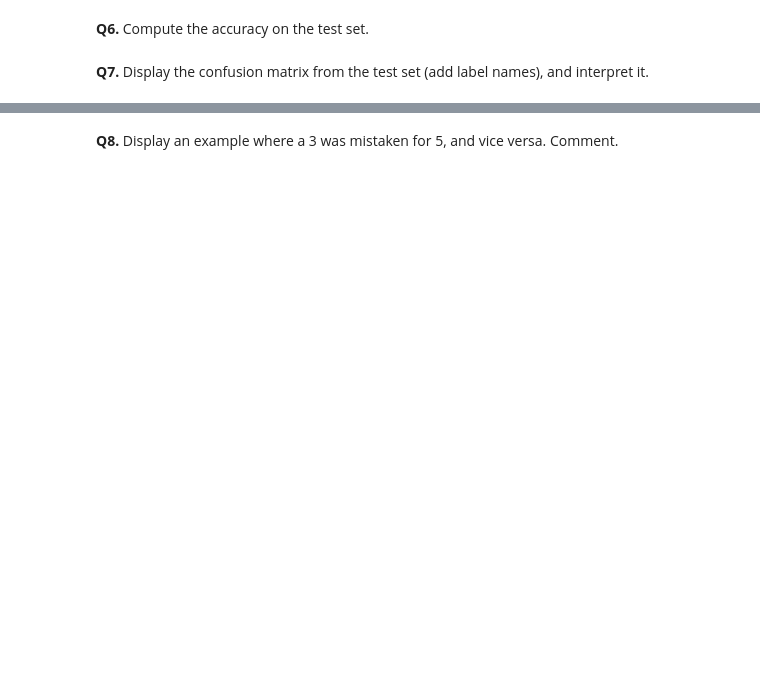
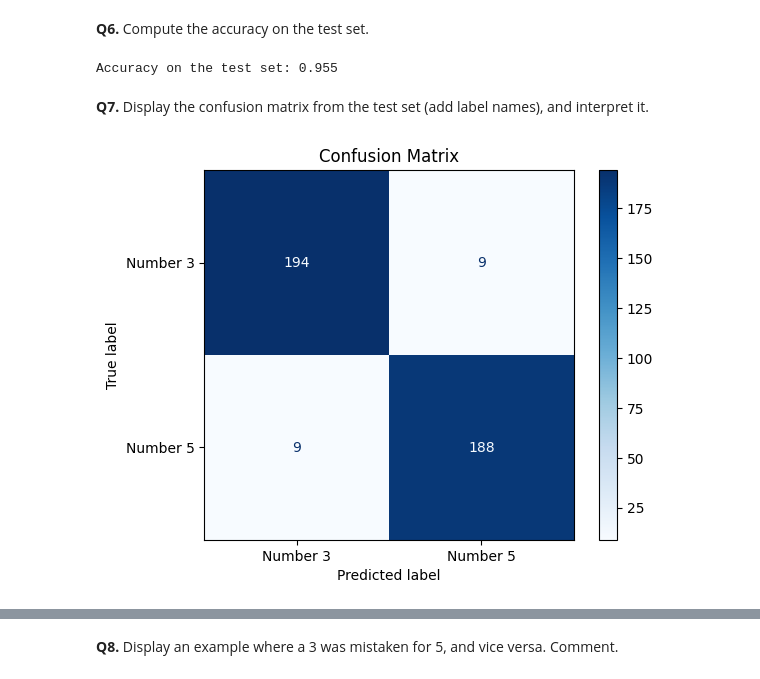
Before and after one commit to milanolivia/decision-apprentissage, a Jupyter notebook: lab2_AMORRI_MILANO/lab2.ipynb, the cells around one changed output, grey strips where cells are left out. Cells and saved outputs as stored; diff of their text form; code cells hidden in the pictures; blank space fills up the shorter version.

```diff
--- a/lab2_AMORRI_MILANO/lab2.ipynb
+++ b/lab2_AMORRI_MILANO/lab2.ipynb
@@ -42,6 +137,15 @@ Your answer here
 
 Normalize the features between 0 and 1.
 # %%
-##########
-## YOUR CODE HERE
-##########
+X = np.vstack((data3,data5))
+labels_3 = np.zeros(data3.shape[0], dtype=int)
+labels_5 = np.ones(data5.shape[0], dtype=int)
+
+y = np.concatenate((labels_3, labels_5))
+
+print(X.shape)
+print(y.shape)
+
+
+scaler = MinMaxScaler(feature_range=(0, 1))
+X_scaled = scaler.fit_transform(X)
@@ -50,6 +157,6 @@ Normalize the features between 0 and 1.
 # %%
 from sklearn.model_selection import train_test_split
 
-##########
-## YOUR CODE HERE
-##########
+X_train, X_test, y_train, y_test = train_test_split(X_scaled, y, test_size=0.20, random_state=42)
+print(X_train.shape)
+print(X_test.shape)
@@ -60,8 +170,6 @@ What does scikit-learn do by default that does not match what we studied during
 # %%
 from sklearn.linear_model import LogisticRegression
 
-##########
-## YOUR CODE HERE
-##########
+clf = LogisticRegression(random_state=42, max_iter=1000).fit(X_train, y_train)
 # %% [markdown]
 <div style="background-color: rgba(255, 255, 0, 0.15); padding: 8px;">
@@ -70,14 +237,22 @@ Your answer here
 # %% [markdown]
 **Q6.** Compute the accuracy on the test set.
 # %%
-##########
-## YOUR CODE HERE
-##########
+accuracy = clf.score(X_test, y_test)
+y_pred = clf.predict(X_test)
+
+print(f"Accuracy on the test set: {accuracy}")
+# %% [output]
+Accuracy on the test set: 0.955
 # %% [markdown]
 **Q7.** Display the confusion matrix from the test set (add label names), and interpret it.
 # %%
-##########
-## YOUR CODE HERE
-##########
+cm = confusion_matrix(y_test, y_pred)
+disp = ConfusionMatrixDisplay(confusion_matrix=cm,
+                              display_labels=["Number 3","Number 5"])  # optional
+disp.plot(cmap=plt.cm.Blues)
+plt.title("Confusion Matrix")
+plt.show()
+# %% [output]
+[figure, added]
 # %% [markdown]
 <div style="background-color: rgba(255, 255, 0, 0.15); padding: 8px;">
```
Also changed, not shown: parts of 19 cells of this notebook, 1 other file.
